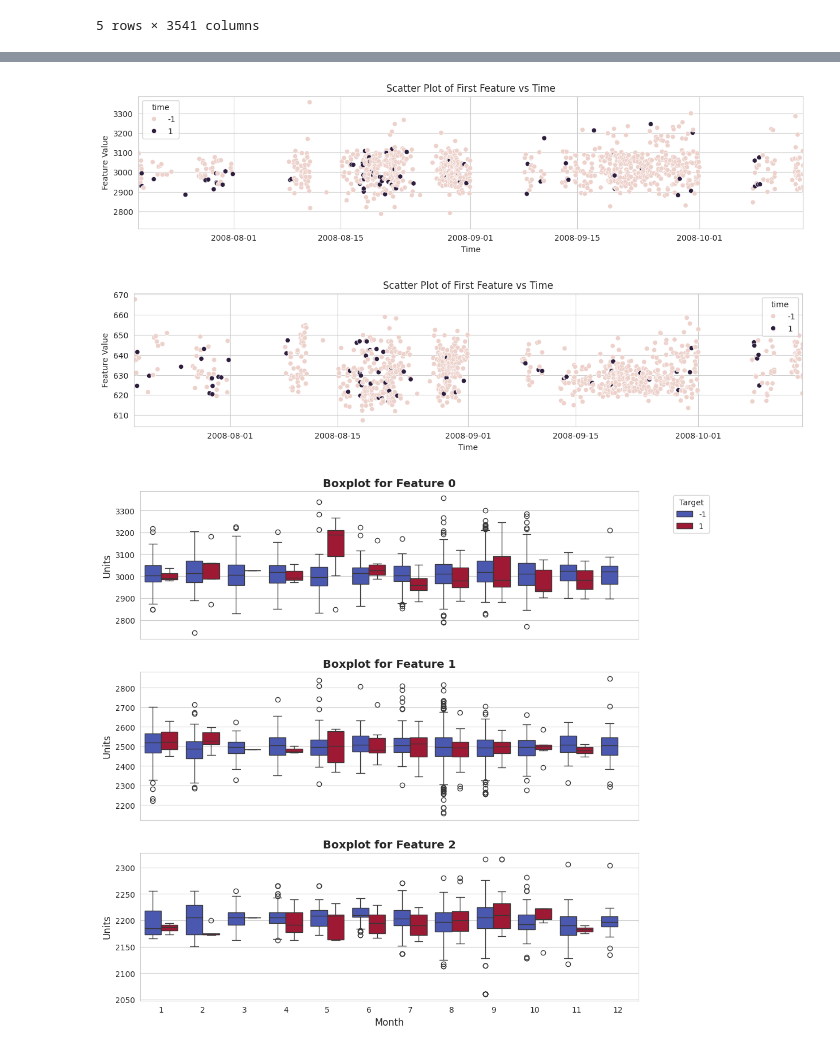
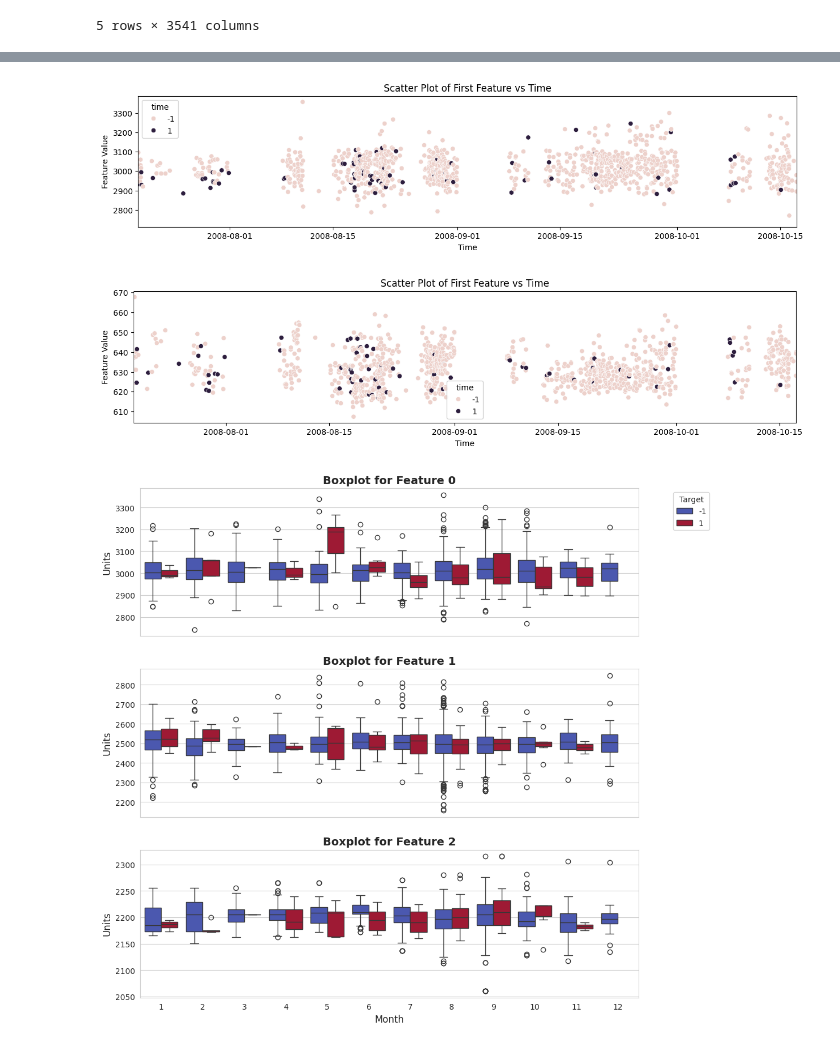
Before and after one commit to ariahosseini/TradML, a Jupyter notebook: SciKitLearn_03_ProjThree_Supervised_Clf.ipynb, the cells around one changed output, grey strips where cells are left out. Saved outputs shown, nothing was run; the diff lists cells and outputs as text; code cells hidden in the pictures.

```diff
--- a/SciKitLearn_03_ProjThree_Supervised_Clf.ipynb
+++ b/SciKitLearn_03_ProjThree_Supervised_Clf.ipynb
@@ -278,23 +294,23 @@ plt.show()
 # %%
 fig, ax = plt.subplots(figsize=(15, 3))
 sns.scatterplot(data=X, x=X.index, y=X.iloc[:,0], hue=y, ax=ax)
-ax.set_xlim(X.index[0], X.index[1500])
+ax.set_xlim(X.index[0], X.index[-1])
 ax.set_title('Scatter Plot of First Feature vs Time')
 ax.set_xlabel('Time')
 ax.set_ylabel('Feature Value')
 plt.show()
 # %% [output]
-[figure, old version]
+[figure, new version]
 # %%
 fig, ax = plt.subplots(figsize=(15, 3))
 sns.scatterplot(data=X, x=X.index, y=X.iloc[:,50], hue=y, ax=ax)
-ax.set_xlim(X.index[0], X.index[1500])
+ax.set_xlim(X.index[0], X.index[-1])
 ax.set_title('Scatter Plot of First Feature vs Time')
 ax.set_xlabel('Time')
 ax.set_ylabel('Feature Value')
 plt.show()
 # %% [output]
-[figure, old version]
+[figure, new version]
 # %%
 sns.set_style("whitegrid")
 fig, axes = plt.subplots(3, 1, figsize=(11, 10), sharex=True)
```
Also changed, not shown: parts of 31 cells of this notebook.
